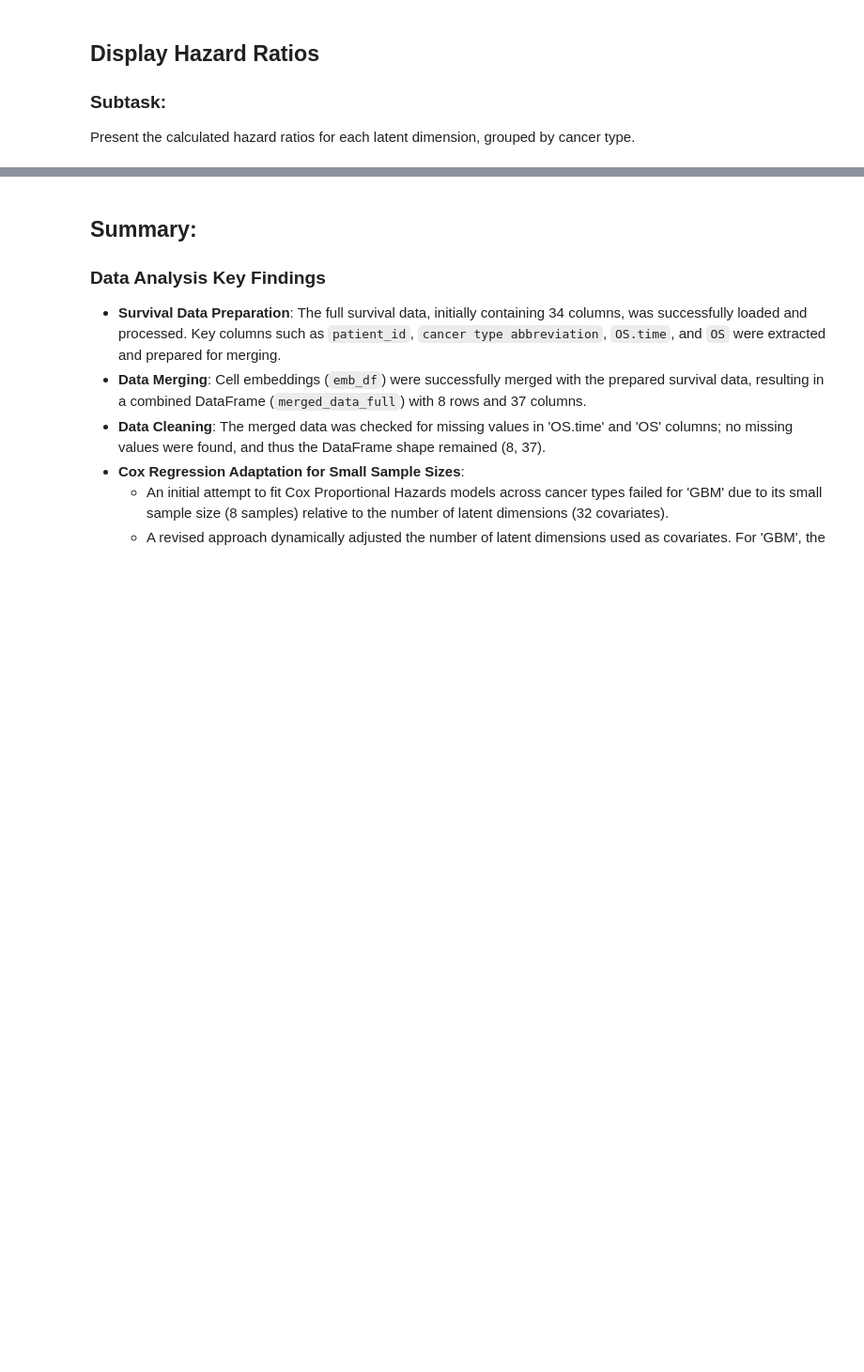
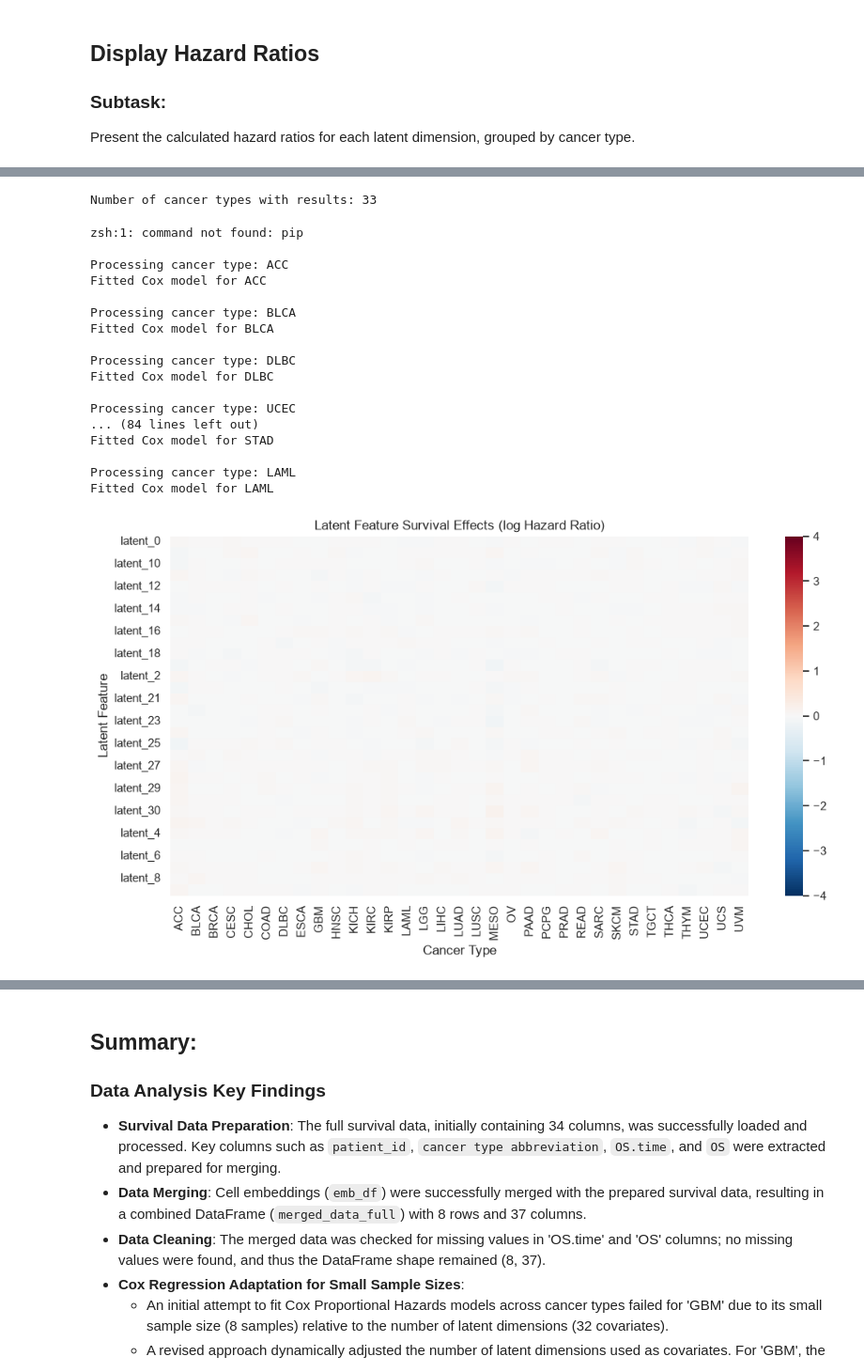
Before and after one commit to ashiaagarwal5/Reveal-Genomics-F-26, a Jupyter notebook: SurvivalData.ipynb, the cells around one changed output, grey strips where cells are left out. Shown at 94% size. Cells and saved outputs as stored; diff of their text form; code cells hidden in the pictures; blank space fills up the shorter version.

```diff
--- a/SurvivalData.ipynb
+++ b/SurvivalData.ipynb
@@ -466,6 +609,7 @@ from sklearn.preprocessing import StandardScaler
 
 
 survival_df = pd.read_csv("merged_data_full_cleaned.csv")
+survival_df = survival_df.drop(columns=[c for c in survival_df.columns if c.startswith("latent_")])
 vae_df = pd.read_csv("vae_embeddings_latent32.csv", index_col=0)
 
 vae_df.reset_index(inplace=True)
@@ -647,5 +843,7 @@ plt.show()
 # %%
 print("Number of cancer types with results:", len(hazard_ratios_by_cancer_type))
+# %% [output]
+Number of cancer types with results: 33
 # %%
 !pip install lifelines
 import pandas as pd
@@ -658,6 +856,7 @@ import matplotlib.pyplot as plt
 
 # STEP 1: LOAD DATA
 survival_df = pd.read_csv("merged_data_full_cleaned.csv")
+survival_df = survival_df.drop(columns=[c for c in survival_df.columns if c.startswith("latent_")])
 vae_df = pd.read_csv("vae_embeddings_latent32.csv", index_col=0)
 
 # fix barcode + patient ID
@@ -733,32 +932,51 @@ for cancer_type, hr in hazard_ratios_by_cancer_type.items():
     tmp.columns = ['latent_feature', 'hazard_ratio']
     tmp['cancer_type'] = cancer_type
     all_hr_df = pd.concat([all_hr_df, tmp], axis=0)
 
 all_hr_df.to_csv("cox_hazard_ratios_all_cancers.csv", index=False)
 
 # =========================
 # STEP 6: HEATMAP (LOG SCALE, CLIPPED)
 # =========================
 
 hr_wide = all_hr_df.pivot(index='latent_feature', columns='cancer_type', values='hazard_ratio')
 
 log_hr = np.log(hr_wide.astype(float))
 log_hr_clipped = log_hr.clip(-4, 4)
 
 plt.figure(figsize=(12, 6))
 
 sns.heatmap(
     log_hr_clipped,
     cmap="RdBu_r",
     center=0,
     vmin=-4,
     vmax=4
 )
 
 plt.title("Latent Feature Survival Effects (log Hazard Ratio)")
 plt.xlabel("Cancer Type")
 plt.ylabel("Latent Feature")
 
 plt.show()
+# %% [output]
+zsh:1: command not found: pip
+
+Processing cancer type: ACC
+Fitted Cox model for ACC
+
+Processing cancer type: BLCA
+Fitted Cox model for BLCA
+
+Processing cancer type: DLBC
+Fitted Cox model for DLBC
+
+Processing cancer type: UCEC
+... (84 lines left out)
+Fitted Cox model for STAD
+
+Processing cancer type: LAML
+Fitted Cox model for LAML
+[figure, added]
 # %%
 merged_data_full_cleaned
```
Also changed, not shown: parts of 37 cells of this notebook, 3 other files.
